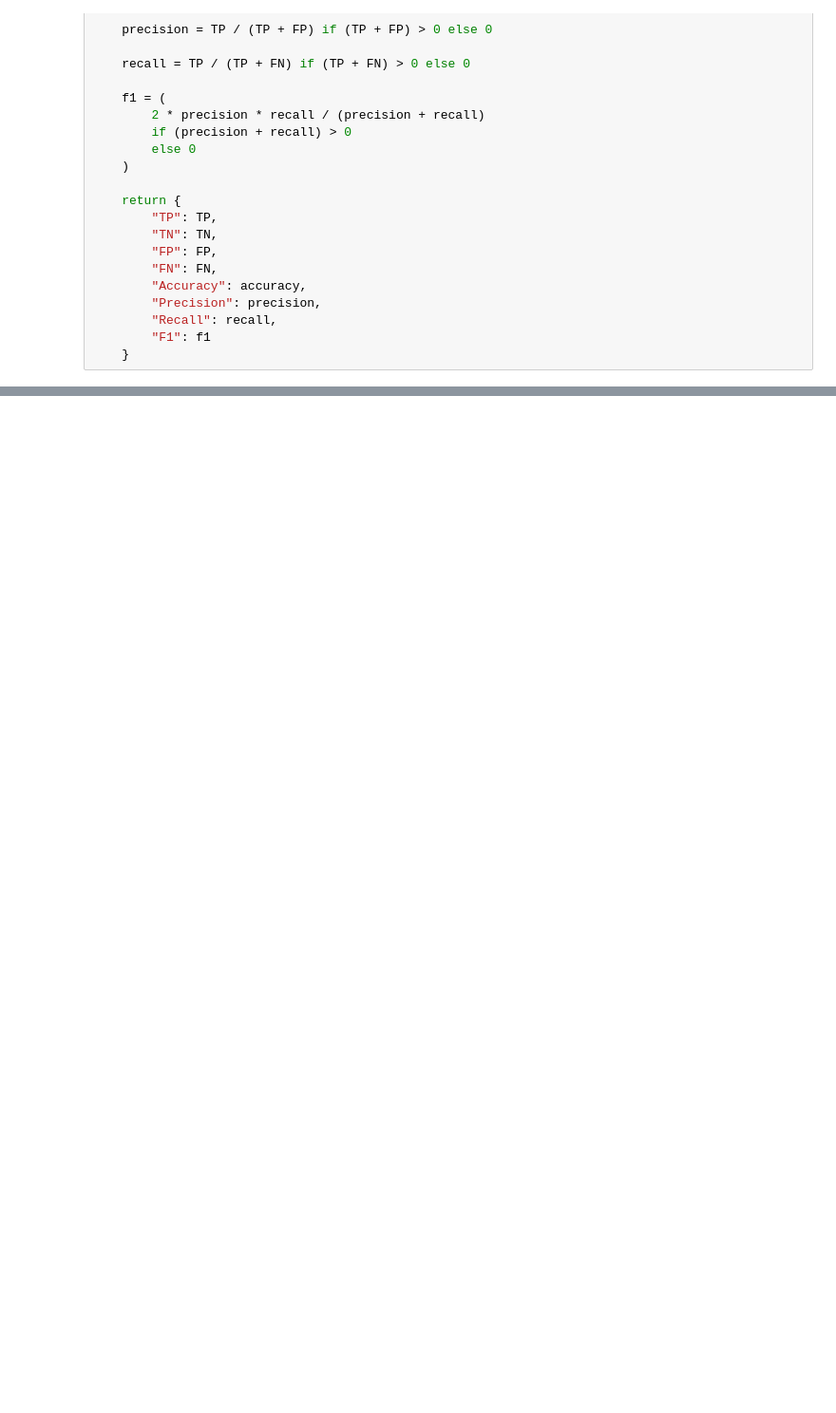
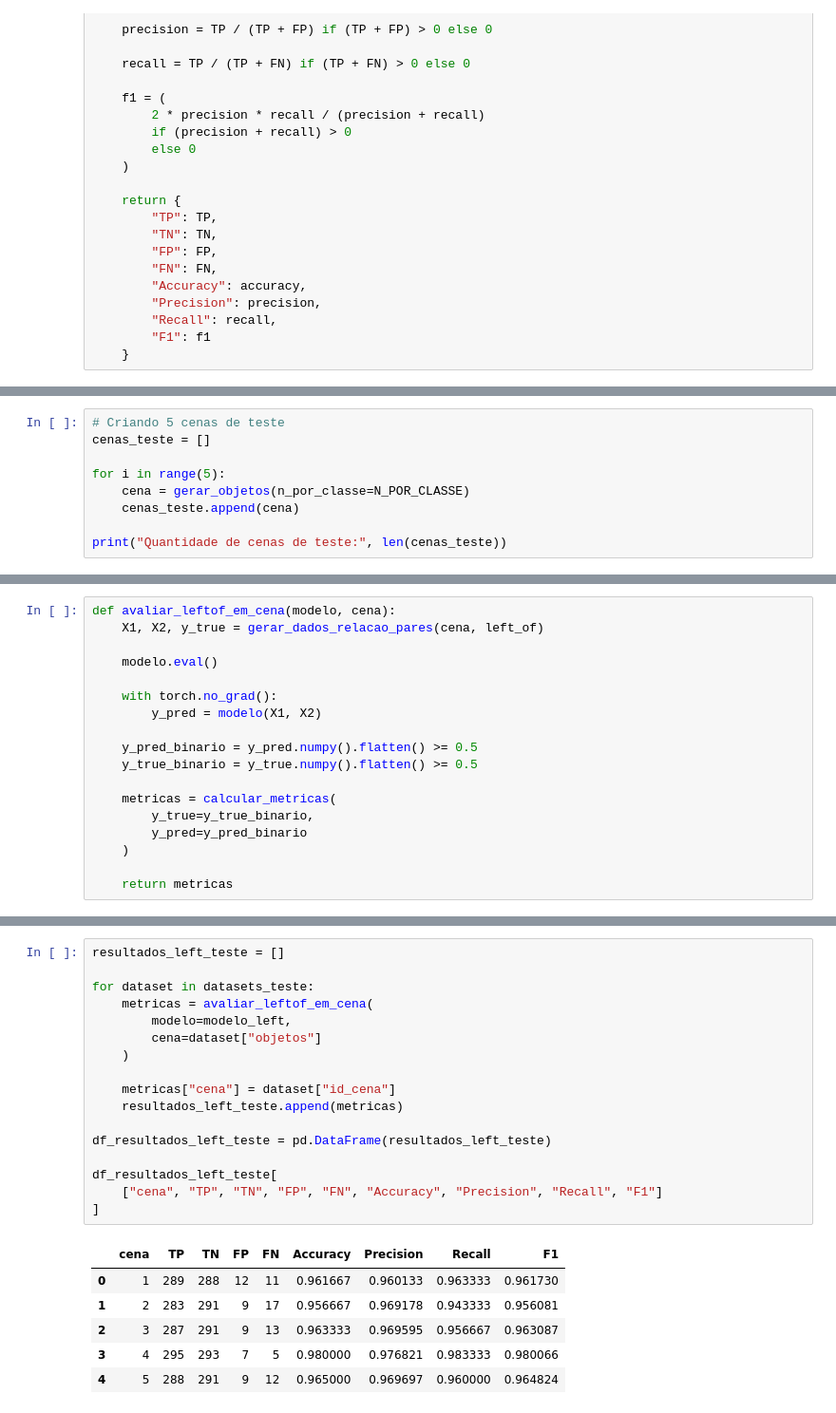
Before and after one commit to marceleazoliveira/TF_IA, a Jupyter notebook: TF_IA.ipynb, the cells around one changed output, grey strips where cells are left out. Shown at 95% size. Cells and saved outputs as stored; diff of their text form; blank space fills up the shorter version.

```diff
--- a/TF_IA.ipynb
+++ b/TF_IA.ipynb
@@ -517,0 +562,9 @@ metricas_in_between
+# %%
+# Criando 5 cenas de teste
+cenas_teste = []
+
+for i in range(5):
+    cena = gerar_objetos(n_por_classe=N_POR_CLASSE)
+    cenas_teste.append(cena)
+
+print("Quantidade de cenas de teste:", len(cenas_teste))
@@ -517,0 +757,18 @@ metricas_in_between
+# %%
+def avaliar_leftof_em_cena(modelo, cena):
+    X1, X2, y_true = gerar_dados_relacao_pares(cena, left_of)
+
+    modelo.eval()
+
+    with torch.no_grad():
+        y_pred = modelo(X1, X2)
+
+    y_pred_binario = y_pred.numpy().flatten() >= 0.5
+    y_true_binario = y_true.numpy().flatten() >= 0.5
+
+    metricas = calcular_metricas(
+        y_true=y_true_binario,
+        y_pred=y_pred_binario
+    )
+
+    return metricas
@@ -517,0 +788,24 @@ metricas_in_between
+# %%
+resultados_left_teste = []
+
+for dataset in datasets_teste:
+    metricas = avaliar_leftof_em_cena(
+        modelo=modelo_left,
+        cena=dataset["objetos"]
+    )
+
+    metricas["cena"] = dataset["id_cena"]
+    resultados_left_teste.append(metricas)
+
+df_resultados_left_teste = pd.DataFrame(resultados_left_teste)
+
+df_resultados_left_teste[
+    ["cena", "TP", "TN", "FP", "FN", "Accuracy", "Precision", "Recall", "F1"]
+]
+# %% [output]
+|  | cena | TP | TN | FP | FN | Accuracy | Precision | Recall | F1 |
+| 0 | 1 | 289 | 288 | 12 | 11 | 0.961667 | 0.960133 | 0.963333 | 0.961730 |
+| 1 | 2 | 283 | 291 | 9 | 17 | 0.956667 | 0.969178 | 0.943333 | 0.956081 |
+| 2 | 3 | 287 | 291 | 9 | 13 | 0.963333 | 0.969595 | 0.956667 | 0.963087 |
+| 3 | 4 | 295 | 293 | 7 | 5 | 0.980000 | 0.976821 | 0.983333 | 0.980066 |
+| 4 | 5 | 288 | 291 | 9 | 12 | 0.965000 | 0.969697 | 0.960000 | 0.964824 |
```
Also changed, not shown: parts of 91 cells of this notebook.
